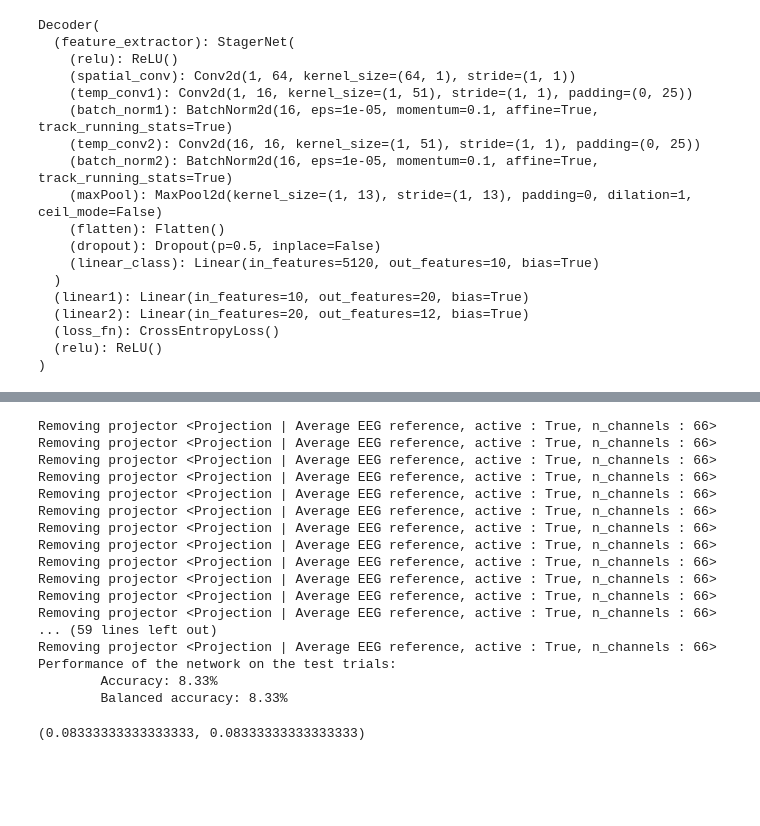
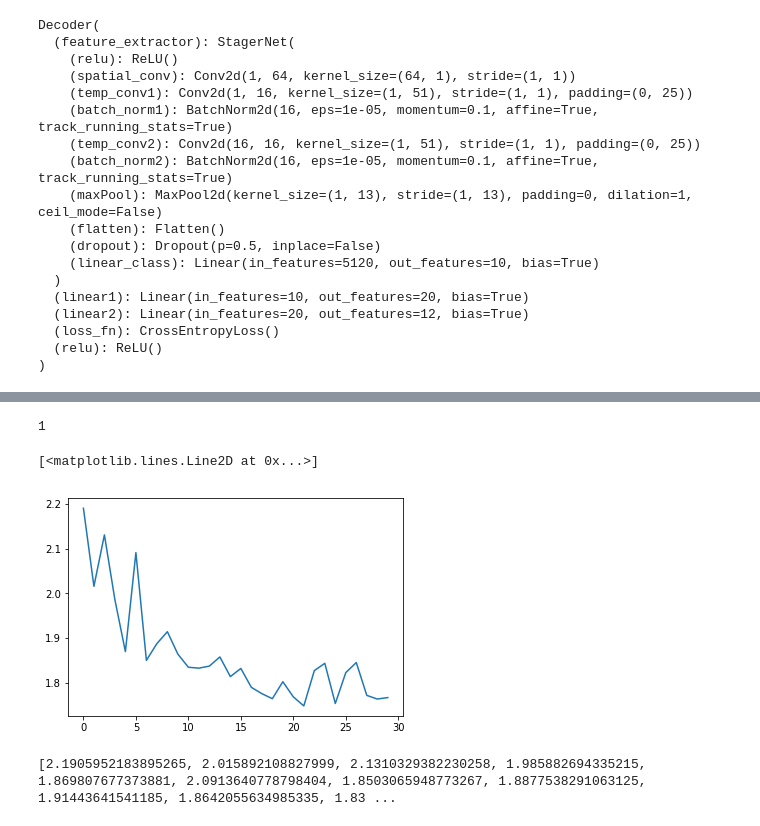
Before and after one commit to Ouasfi/EEG-ssl, a Jupyter notebook: decoders.ipynb, the cells around one changed output, grey strips where cells are left out. Cells and saved outputs as stored; diff of their text form; code cells hidden in the pictures; blank space fills up the shorter version.

Commit message:
trained decoders

```diff
--- a/decoders.ipynb
+++ b/decoders.ipynb
@@ -336,55 +359,17 @@ Removing projector <Projection | Average EEG reference, active : True, n_channel
-# %%
-#import get_results as res
-from sklearn.metrics import balanced_accuracy_score, accuracy_score
-def get_test_results(model, test_loader):
-    y_true = []
-    y_pred = []
-    model.eval()
-    softmax = nn.Softmax(dim = 1)
-    with torch.no_grad():
-
-        for x, y in test_loader:
-
-            x = x.to(DEVICE).to(float).contiguous().squeeze(dim= 0)
-            #x = x.reshape(-1,1,x.shape[2], 1000)
-            y = y.to(DEVICE).to(float).contiguous()
-            out = model(x)
-            _, predicted = torch.max(softmax(out.unsqueeze(dim =0)), 1)
-            y_true.extend(list(y.cpu().numpy()))
-            y_pred.extend(list(predicted.cpu().numpy()))
-    return y_true, y_pred
-
-def decoder_scores(model, subjects, trials):
-
-    test_dataset = Decoder_Dataset(subjects,trials, T, step = 512)
-    test_sampler = SequentialSampler(test_dataset, batch_size = 60, weights = [1/12]*12, size = 65)
-    test_loader = torch.utils.data.DataLoader(test_dataset, num_workers=0,
-                                          sampler = test_sampler)
-    y_true, y_pred = get_test_results(model, test_loader)
-    acc_score = accuracy_score(y_true, y_pred)
-    balanced_acc_score = balanced_accuracy_score(y_true, y_pred)
-    print(f'Performance of the network on the test trials:')
-    print(f'\tAccuracy: {100*acc_score:.2f}%')
-    print(f'\tBalanced accuracy: {100*balanced_acc_score:.2f}%')
-    return acc_score, balanced_acc_score
-
-decoder_scores(decoder, subjects, [3,4])
-# %% [output]
-Removing projector <Projection | Average EEG reference, active : True, n_channels : 66>
-Removing projector <Projection | Average EEG reference, active : True, n_channels : 66>
-Removing projector <Projection | Average EEG reference, active : True, n_channels : 66>
-Removing projector <Projection | Average EEG reference, active : True, n_channels : 66>
-Removing projector <Projection | Average EEG reference, active : True, n_channels : 66>
-Removing projector <Projection | Average EEG reference, active : True, n_channels : 66>
-Removing projector <Projection | Average EEG reference, active : True, n_channels : 66>
-Removing projector <Projection | Average EEG reference, active : True, n_channels : 66>
-Removing projector <Projection | Average EEG reference, active : True, n_channels : 66>
-Removing projector <Projection | Average EEG reference, active : True, n_channels : 66>
-Removing projector <Projection | Average EEG reference, active : True, n_channels : 66>
-Removing projector <Projection | Average EEG reference, active : True, n_channels : 66>
-... (59 lines left out)
-Removing projector <Projection | Average EEG reference, active : True, n_channels : 66>
-Performance of the network on the test trials:
-        Accuracy: 8.33%
-        Balanced accuracy: 8.33%
-(0.08333333333333333, 0.08333333333333333)
+# %%
+for x ,y in train_loader:
+    print(1)
+    break
+# %% [output]
+1
+# %%
+from pylab import *
+#plot(test_losses)
+plot(train_losses)
+# %% [output]
+[<matplotlib.lines.Line2D at 0x...>]
+[figure, added]
+# %%
+print(train_losses)
+# %% [output]
+[2.1905952183895265, 2.015892108827999, 2.1310329382230258, 1.985882694335215, 1.869807677373881, 2.0913640778798404, 1.8503065948773267, 1.8877538291063125, 1.91443641541185, 1.8642055634985335, 1.83 ...
```
Also changed, not shown: parts of 20 cells of this notebook, 20 other files.
